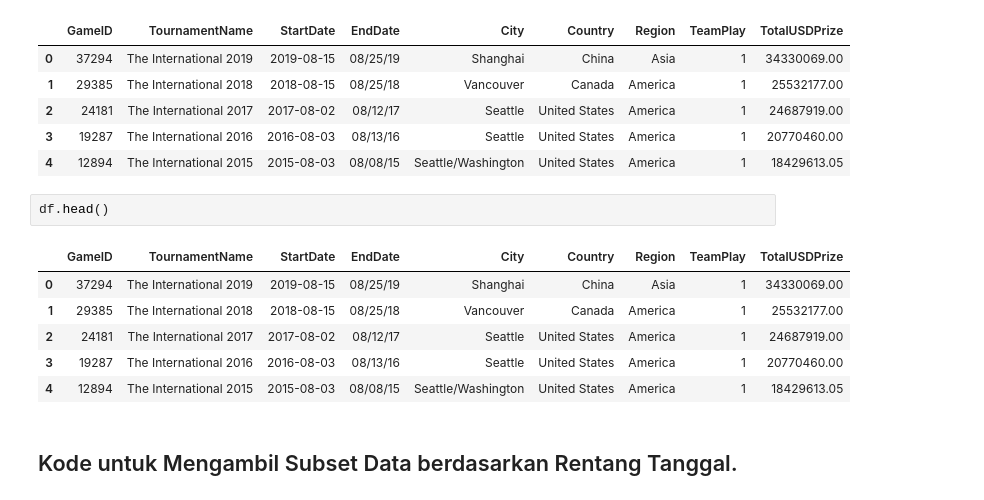
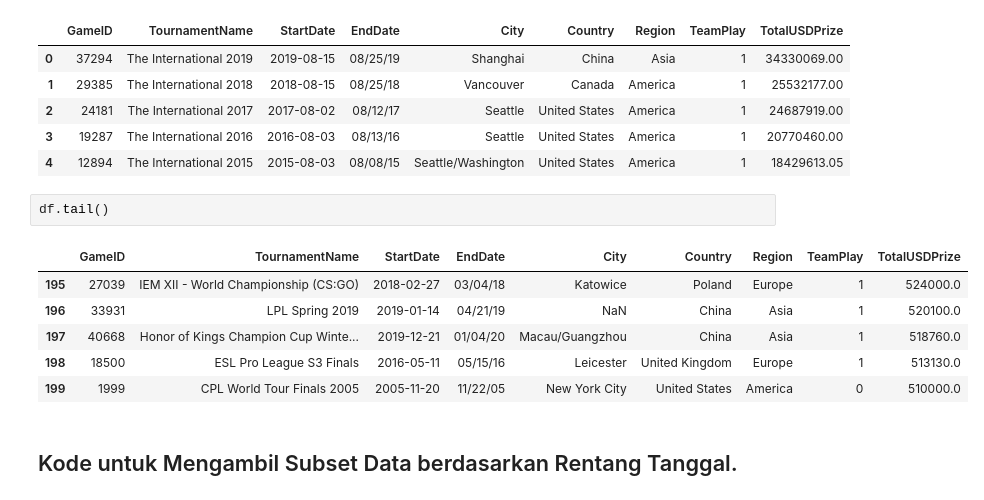
Before and after one commit to galanghanaf/docker, a Jupyter notebook: Galang_Hanafi_F_Tugas1_PDA.ipynb, the cells around one changed output. Drawn from its saved outputs; the diff is of its cells as text.

```diff
--- a/Galang_Hanafi_F_Tugas1_PDA.ipynb
+++ b/Galang_Hanafi_F_Tugas1_PDA.ipynb
@@ -47,14 +56,14 @@ df.head()
 | 3 | 19287 | The International 2016 | 2016-08-03 | 08/13/16 | Seattle | United States | America | 1 | 20770460.00 |
 | 4 | 12894 | The International 2015 | 2015-08-03 | 08/08/15 | Seattle/Washington | United States | America | 1 | 18429613.05 |
 # %%
-df.head()
+df.tail()
 # %% [output]
 |  | GameID | TournamentName | StartDate | EndDate | City | Country | Region | TeamPlay | TotalUSDPrize |
-| 0 | 37294 | The International 2019 | 2019-08-15 | 08/25/19 | Shanghai | China | Asia | 1 | 34330069.00 |
-| 1 | 29385 | The International 2018 | 2018-08-15 | 08/25/18 | Vancouver | Canada | America | 1 | 25532177.00 |
-| 2 | 24181 | The International 2017 | 2017-08-02 | 08/12/17 | Seattle | United States | America | 1 | 24687919.00 |
-| 3 | 19287 | The International 2016 | 2016-08-03 | 08/13/16 | Seattle | United States | America | 1 | 20770460.00 |
-| 4 | 12894 | The International 2015 | 2015-08-03 | 08/08/15 | Seattle/Washington | United States | America | 1 | 18429613.05 |
+| 195 | 27039 | IEM XII - World Championship (CS:GO) | 2018-02-27 | 03/04/18 | Katowice | Poland | Europe | 1 | 524000.0 |
+| 196 | 33931 | LPL Spring 2019 | 2019-01-14 | 04/21/19 | NaN | China | Asia | 1 | 520100.0 |
+| 197 | 40668 | Honor of Kings Champion Cup Winte... | 2019-12-21 | 01/04/20 | Macau/Guangzhou | China | Asia | 1 | 518760.0 |
+| 198 | 18500 | ESL Pro League S3 Finals | 2016-05-11 | 05/15/16 | Leicester | United Kingdom | Europe | 1 | 513130.0 |
+| 199 | 1999 | CPL World Tour Finals 2005 | 2005-11-20 | 11/22/05 | New York City | United States | America | 0 | 510000.0 |
 # %% [markdown]
 ## Kode untuk Mengambil Subset Data berdasarkan Rentang Tanggal.
 # %%
```
Also changed, not shown: parts of 10 cells of this notebook.
